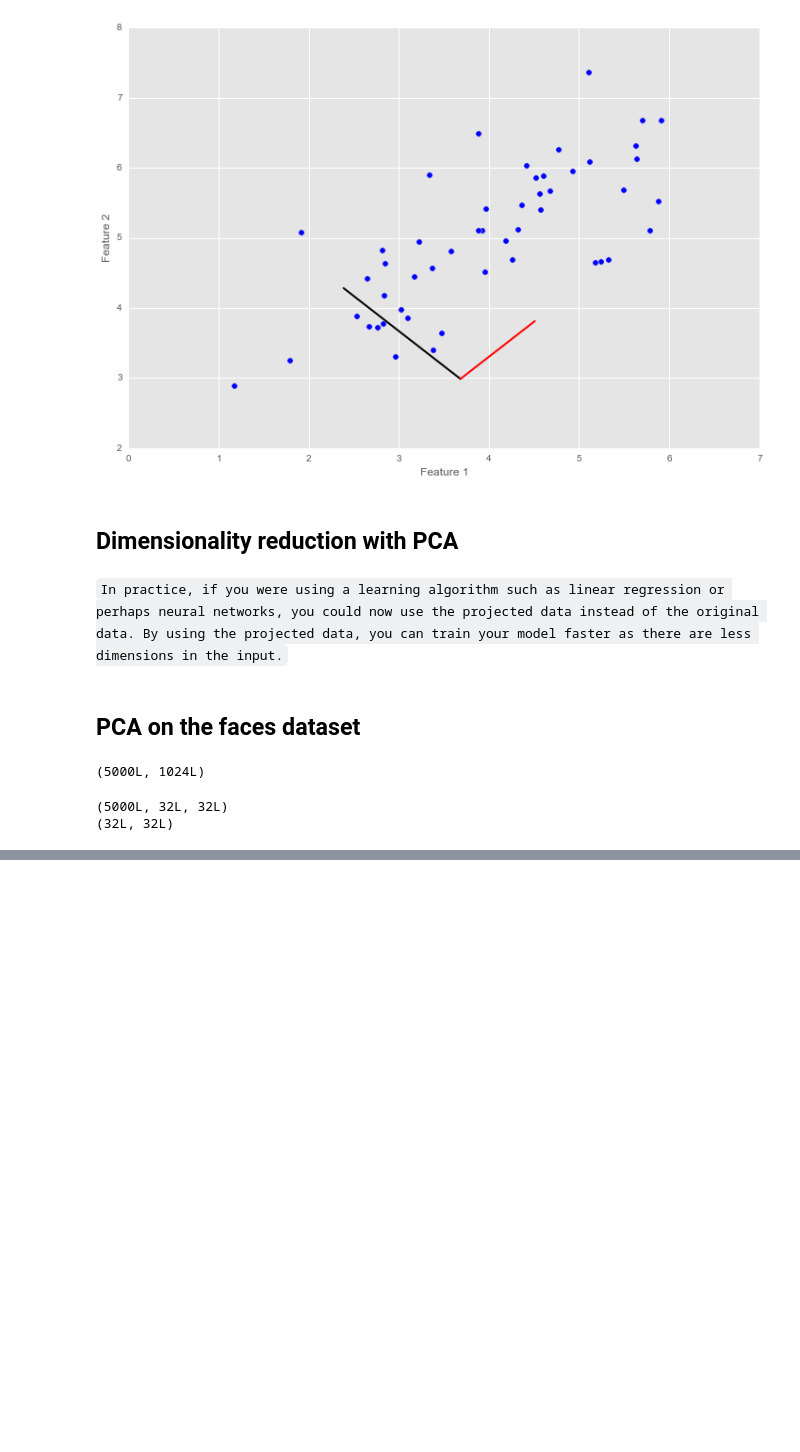
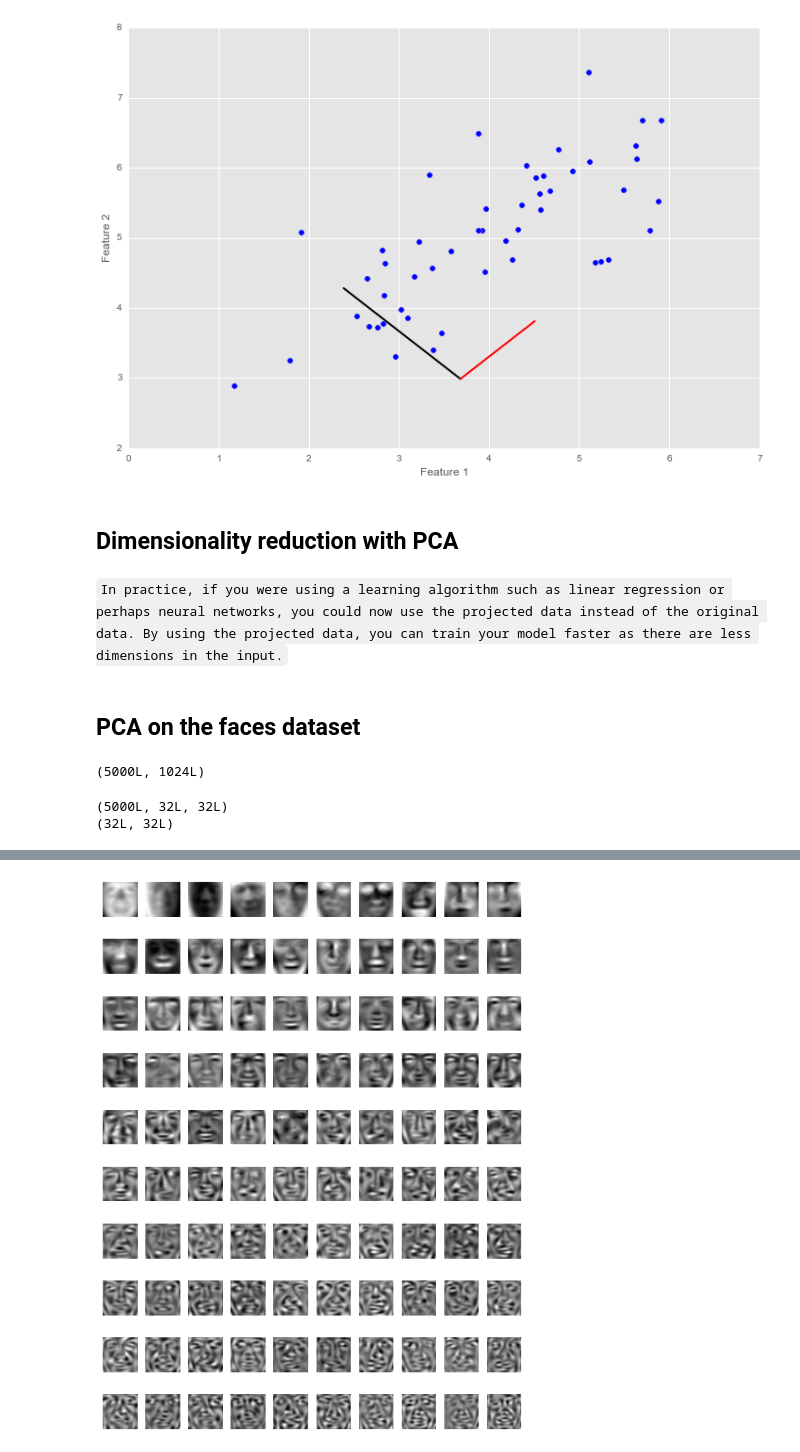
Before and after one commit to Sandeep42/machine-learning-coursera-on-your-face, a Jupyter notebook: Exercise 7 k-means and principal component analysis.ipynb, the cells around one changed output, grey strips where cells are left out. Saved outputs shown, nothing was run; the diff lists cells and outputs as text; code cells hidden in the pictures; blank space fills up the shorter version.

```diff
--- a/Exercise 7 k-means and principal component analysis.ipynb
+++ b/Exercise 7 k-means and principal component analysis.ipynb
@@ -249,0 +268,4 @@ from sklearn.decomposition import RandomizedPCA
+# %%
+plot_gallery(eigenfaces)
+# %% [output]
+[figure, added]
```
Also changed, not shown: parts of 8 cells of this notebook.
